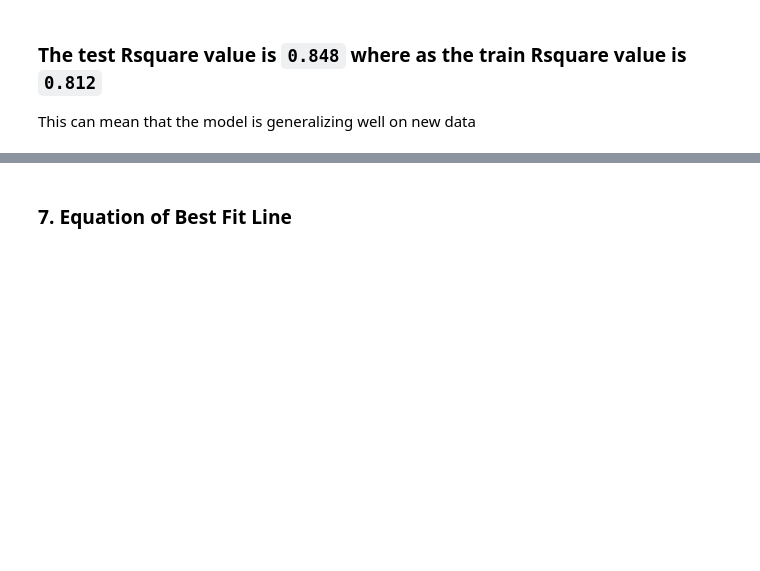
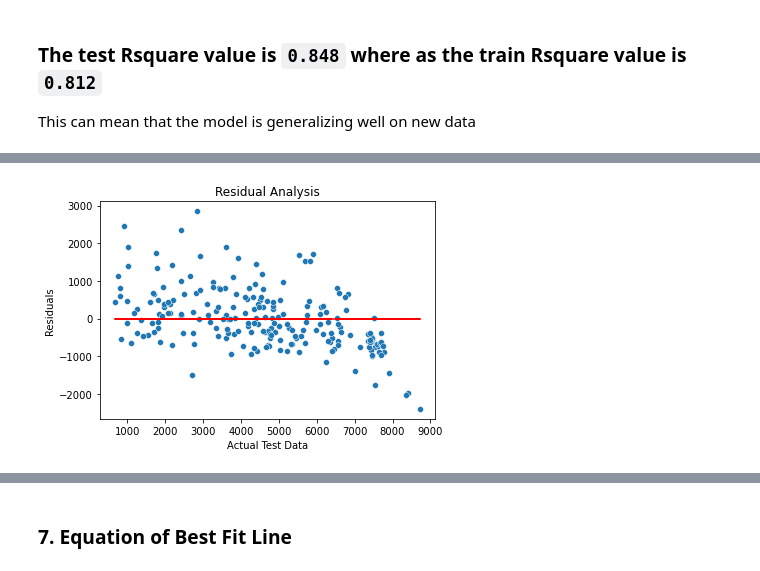
Before and after one commit to karthickchetti/Bike_Sharing, a Jupyter notebook: Bike_Sharing.ipynb, the cells around one changed output, grey strips where cells are left out. Cells and saved outputs as stored; diff of their text form; code cells hidden in the pictures; blank space fills up the shorter version.

```diff
--- a/Bike_Sharing.ipynb
+++ b/Bike_Sharing.ipynb
@@ -770,0 +811,9 @@ This can mean that the model is generalizing well on new data
+# %%
+#Residual Analysis
+sns.scatterplot(data=res_df,x="Actual",y="Residuals")
+plt.xlabel("Actual Test Data")
+plt.title("Residual Analysis")
+plt.plot(res_df["Actual"],[0]*216,color="red")
+plt.show()
+# %% [output]
+[figure, added]
```
Also changed, not shown: parts of 25 cells of this notebook.
